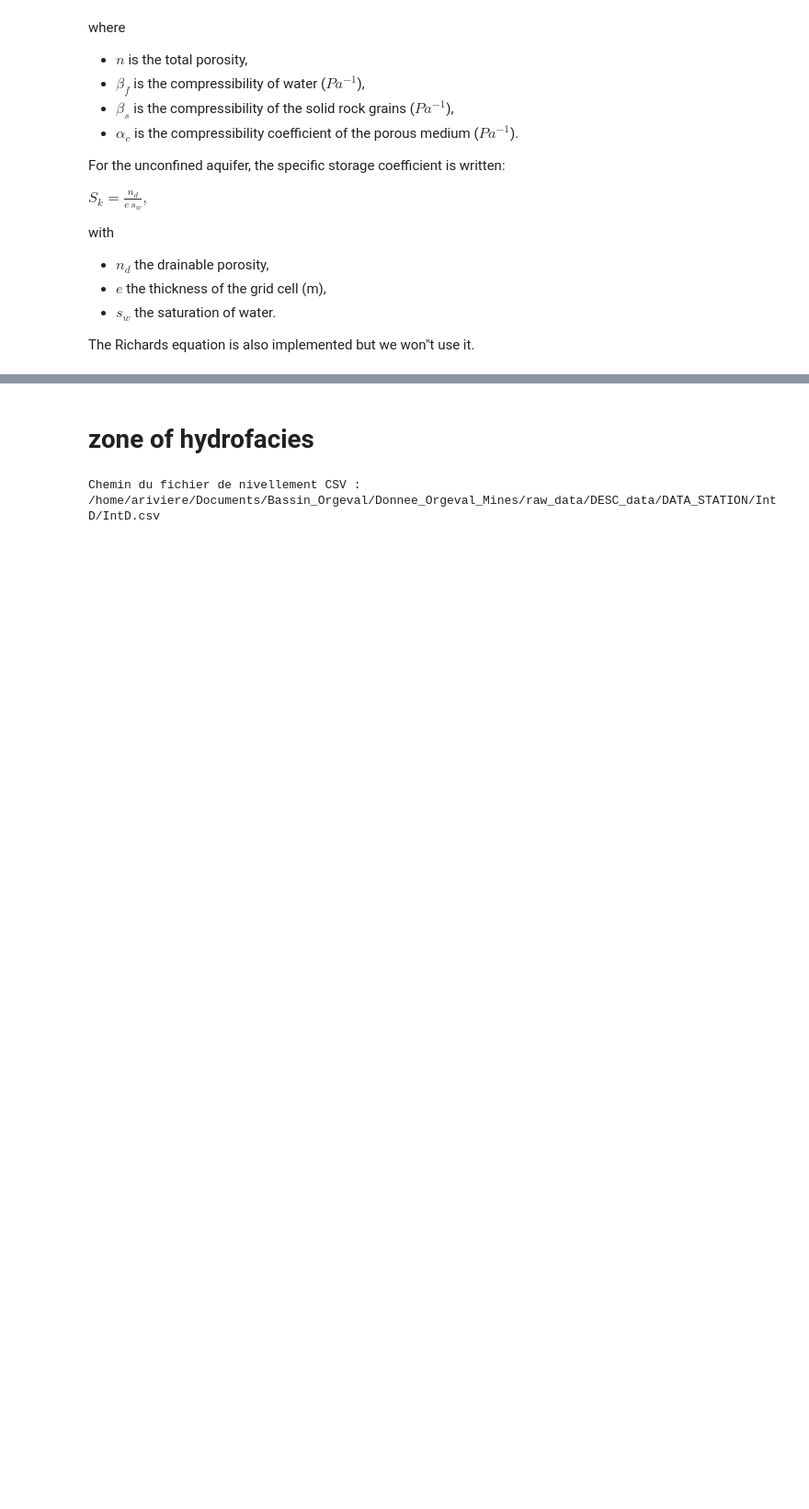
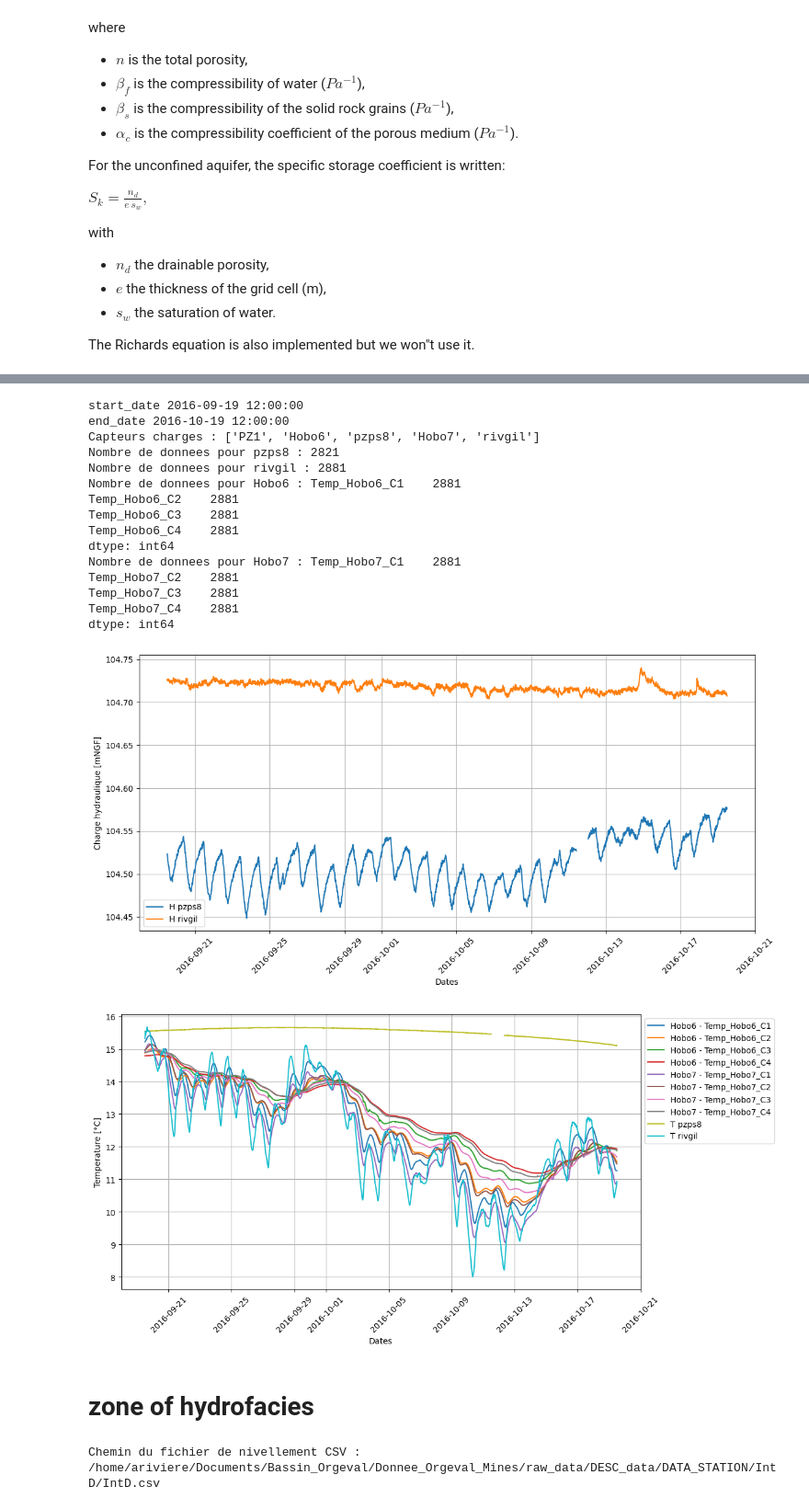
Before and after one commit to agnes-riviere/ginette, a Jupyter notebook: application/RIV2D/IntD_test.ipynb, the cells around one changed output, grey strips where cells are left out. Shown at 92% size. Drawn from its saved outputs; the diff is of its cells as text; code cells hidden in the pictures; blank space fills up the shorter version.

```diff
--- a/application/RIV2D/IntD_test.ipynb
+++ b/application/RIV2D/IntD_test.ipynb
@@ -157,7 +250,29 @@ parameters=['k', 'n', 'l', 'cs', 'r']
 nb_zone=5
 # %%
 from src.src_python.Plot import plot_obs_station
-plot_obs_station(Station,obs_dir,start_date='2014-12-12',end_date='2013-05-10')
+start_date = pd.to_datetime(date_simul_bg)
+end_date = start_date + pd.Timedelta(days=nb_day)
+print("start_date",start_date)
+print("end_date",end_date)
+plot_obs_station(Station,obs_dir,start_date=start_date,end_date=end_date)
+# %% [output]
+start_date 2016-09-19 12:00:00
+end_date 2016-10-19 12:00:00
+Capteurs charges : ['PZ1', 'Hobo6', 'pzps8', 'Hobo7', 'rivgil']
+Nombre de donnees pour pzps8 : 2821
+Nombre de donnees pour rivgil : 2881
+Nombre de donnees pour Hobo6 : Temp_Hobo6_C1    2881
+Temp_Hobo6_C2    2881
+Temp_Hobo6_C3    2881
+Temp_Hobo6_C4    2881
+dtype: int64
+Nombre de donnees pour Hobo7 : Temp_Hobo7_C1    2881
+Temp_Hobo7_C2    2881
+Temp_Hobo7_C3    2881
+Temp_Hobo7_C4    2881
+dtype: int64
+[figure, added]
+[figure, added]
 # %% [markdown]
 # zone of hydrofacies
 # %%
```
Also changed, not shown: parts of 12 cells of this notebook.
